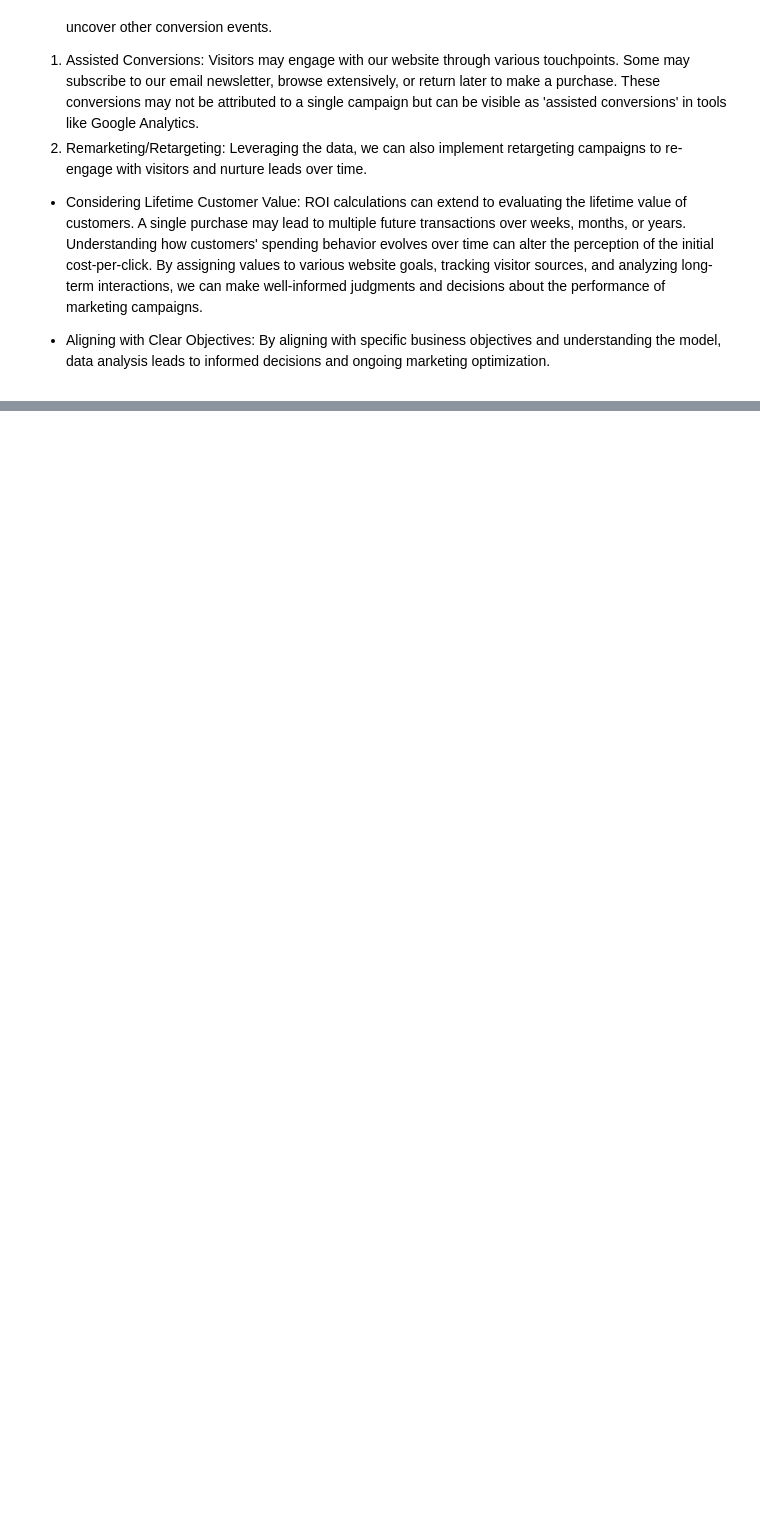
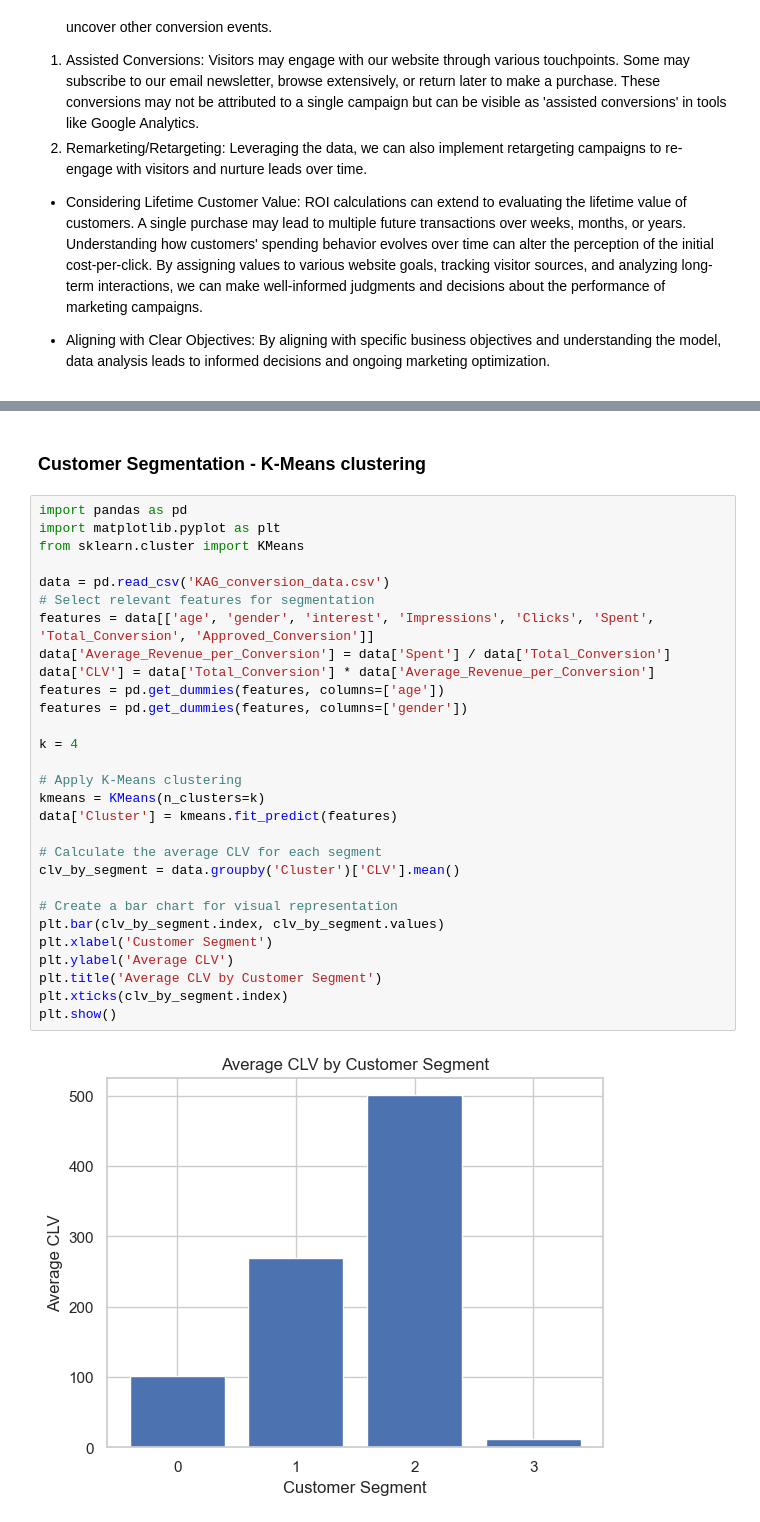
Before and after one commit to RNBindu/Sales-Conversion-Optimization, a Jupyter notebook: MA_Project.ipynb, the cells around one changed output, grey strips where cells are left out. Saved outputs shown, nothing was run; the diff lists cells and outputs as text; blank space fills up the shorter version.

```diff
--- a/MA_Project.ipynb
+++ b/MA_Project.ipynb
@@ -422,0 +507,33 @@ By assigning values to various website goals, tracking visitor sources, and anal
+# %% [markdown]
+### Customer Segmentation - K-Means clustering
+# %%
+import pandas as pd
+import matplotlib.pyplot as plt
+from sklearn.cluster import KMeans
+
+data = pd.read_csv('KAG_conversion_data.csv')
+# Select relevant features for segmentation
+features = data[['age', 'gender', 'interest', 'Impressions', 'Clicks', 'Spent', 'Total_Conversion', 'Approved_Conversion']]
+data['Average_Revenue_per_Conversion'] = data['Spent'] / data['Total_Conversion']
+data['CLV'] = data['Total_Conversion'] * data['Average_Revenue_per_Conversion']
+features = pd.get_dummies(features, columns=['age'])
+features = pd.get_dummies(features, columns=['gender'])
+
+k = 4
+
+# Apply K-Means clustering
+kmeans = KMeans(n_clusters=k)
+data['Cluster'] = kmeans.fit_predict(features)
+
+# Calculate the average CLV for each segment
+clv_by_segment = data.groupby('Cluster')['CLV'].mean()
+
+# Create a bar chart for visual representation
+plt.bar(clv_by_segment.index, clv_by_segment.values)
+plt.xlabel('Customer Segment')
+plt.ylabel('Average CLV')
+plt.title('Average CLV by Customer Segment')
+plt.xticks(clv_by_segment.index)
+plt.show()
+# %% [output]
+[figure, added]
```
Also changed, not shown: parts of 15 cells of this notebook.
